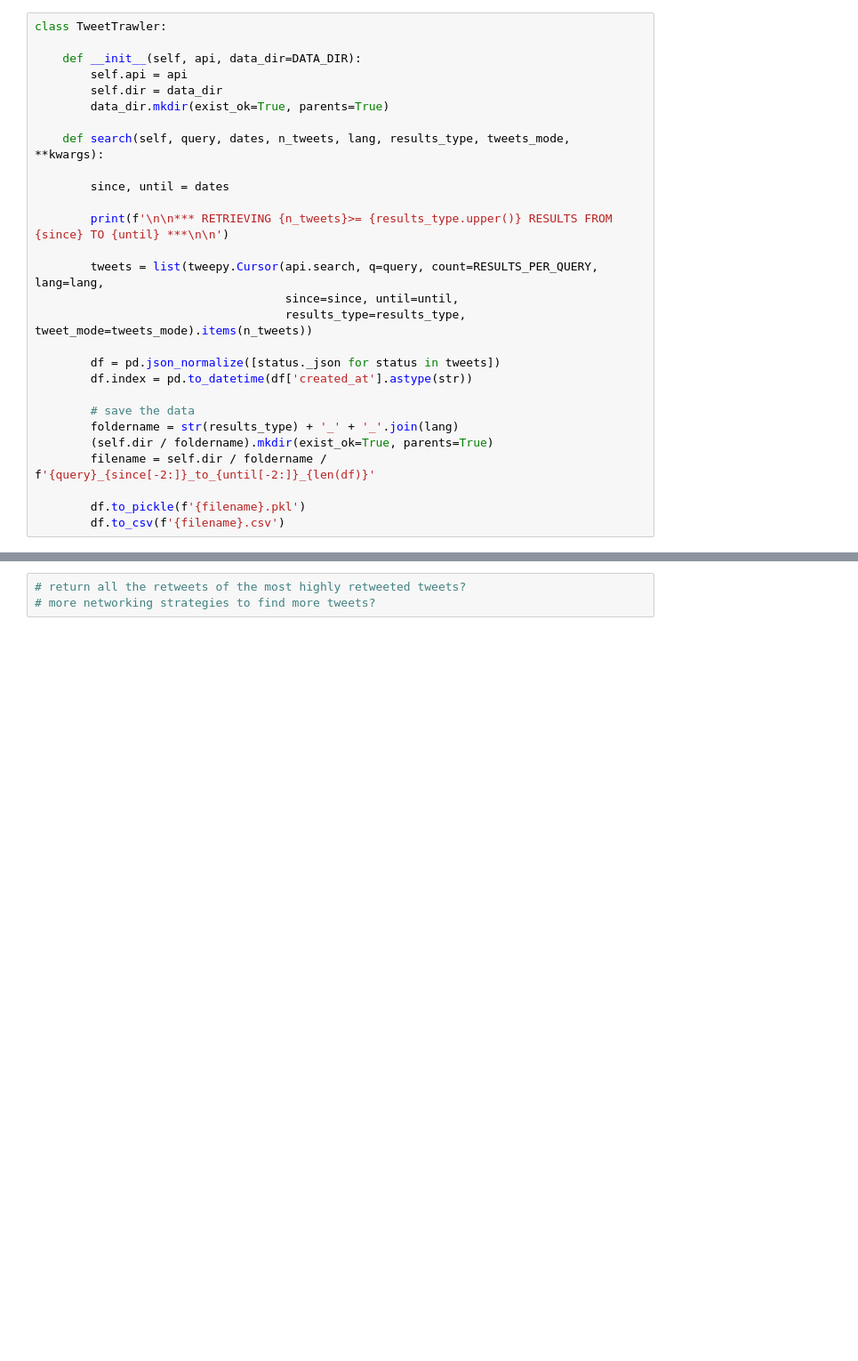
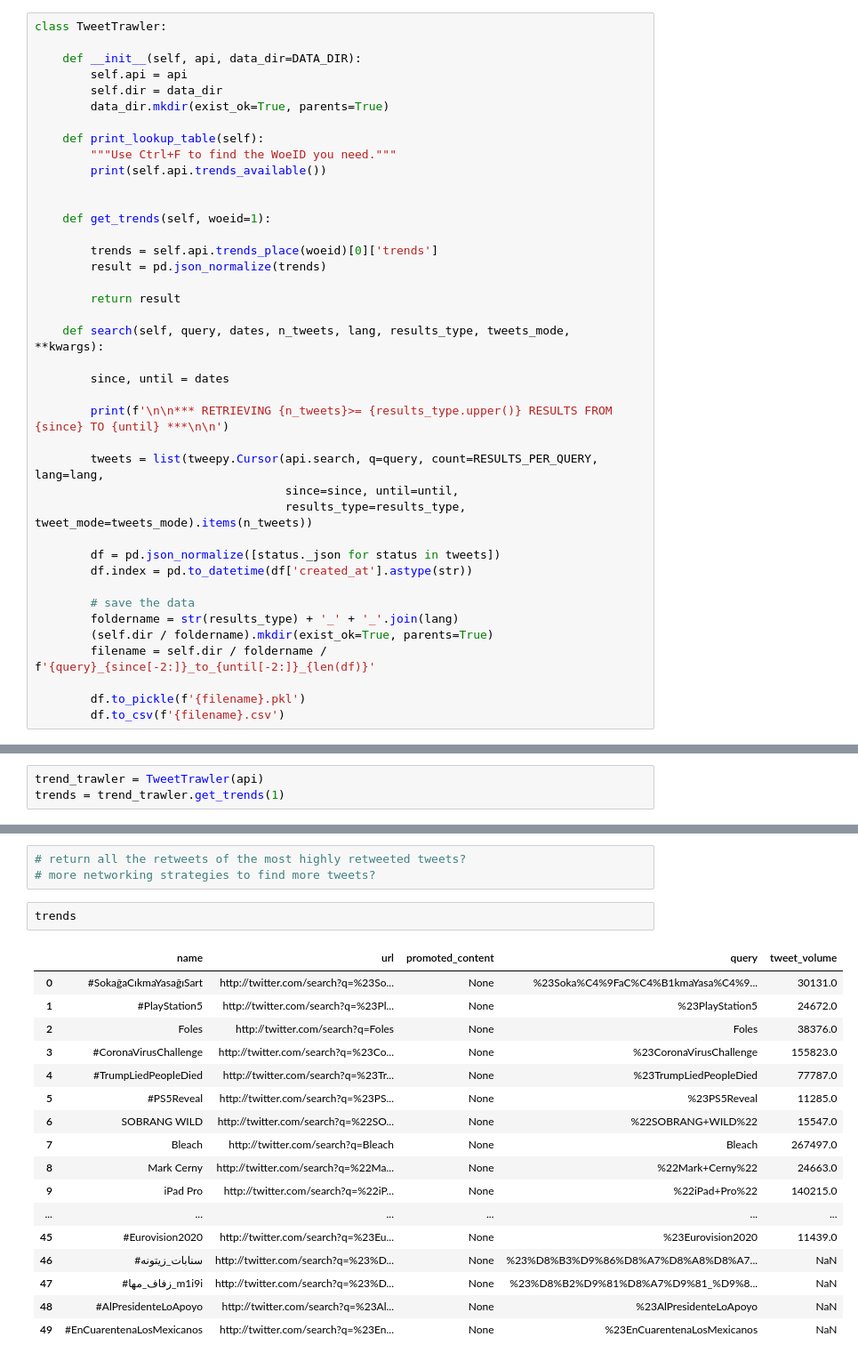
Before and after one commit to tmaaiveld/sw_cov, a Jupyter notebook: TweetTrawler.ipynb, the cells around one changed output, grey strips where cells are left out. Shown at 89% size. Saved outputs shown, nothing was run; the diff lists cells and outputs as text; blank space fills up the shorter version.

```diff
--- a/TweetTrawler.ipynb
+++ b/TweetTrawler.ipynb
@@ -120,6 +120,18 @@ class TweetTrawler:
         self.api = api
         self.dir = data_dir
         data_dir.mkdir(exist_ok=True, parents=True)
+
+    def print_lookup_table(self):
+        """Use Ctrl+F to find the WoeID you need."""
+        print(self.api.trends_available())
+
+
+    def get_trends(self, woeid=1):
+
+        trends = self.api.trends_place(woeid)[0]['trends']
+        result = pd.json_normalize(trends)
+
+        return result
 
     def search(self, query, dates, n_tweets, lang, results_type, tweets_mode, **kwargs):
 
@@ -231,0 +307,3 @@ header: x-xss-protection: 0
+# %%
+trend_trawler = TweetTrawler(api)
+trends = trend_trawler.get_trends(1)
@@ -234,3 +330,23 @@ header: x-xss-protection: 0
 # %%
 # return all the retweets of the most highly retweeted tweets?
 # more networking strategies to find more tweets?
+# %%
+trends
+# %% [output]
+|  | name | url | promoted_content | query | tweet_volume |
+| 0 | #SokağaCıkmaYasağıSart | http://twitter.com/search?q=%23So... | None | %23Soka%C4%9FaC%C4%B1kmaYasa%C4%9... | 30131.0 |
+| 1 | #PlayStation5 | http://twitter.com/search?q=%23Pl... | None | %23PlayStation5 | 24672.0 |
+| 2 | Foles | http://twitter.com/search?q=Foles | None | Foles | 38376.0 |
+| 3 | #CoronaVirusChallenge | http://twitter.com/search?q=%23Co... | None | %23CoronaVirusChallenge | 155823.0 |
+| 4 | #TrumpLiedPeopleDied | http://twitter.com/search?q=%23Tr... | None | %23TrumpLiedPeopleDied | 77787.0 |
+| 5 | #PS5Reveal | http://twitter.com/search?q=%23PS... | None | %23PS5Reveal | 11285.0 |
+| 6 | SOBRANG WILD | http://twitter.com/search?q=%22SO... | None | %22SOBRANG+WILD%22 | 15547.0 |
+| 7 | Bleach | http://twitter.com/search?q=Bleach | None | Bleach | 267497.0 |
+| 8 | Mark Cerny | http://twitter.com/search?q=%22Ma... | None | %22Mark+Cerny%22 | 24663.0 |
+| 9 | iPad Pro | http://twitter.com/search?q=%22iP... | None | %22iPad+Pro%22 | 140215.0 |
+| ... | ... | ... | ... | ... | ... |
+| 45 | #Eurovision2020 | http://twitter.com/search?q=%23Eu... | None | %23Eurovision2020 | 11439.0 |
+| 46 | #سنابات_زيتونه | http://twitter.com/search?q=%23%D... | None | %23%D8%B3%D9%86%D8%A7%D8%A8%D8%A7... | NaN |
+| 47 | #زفاف_مها_m1i9i | http://twitter.com/search?q=%23%D... | None | %23%D8%B2%D9%81%D8%A7%D9%81_%D9%8... | NaN |
+| 48 | #AlPresidenteLoApoyo | http://twitter.com/search?q=%23Al... | None | %23AlPresidenteLoApoyo | NaN |
+| 49 | #EnCuarentenaLosMexicanos | http://twitter.com/search?q=%23En... | None | %23EnCuarentenaLosMexicanos | NaN |
```
Also changed, not shown: parts of 5 cells of this notebook, 4 other files.
